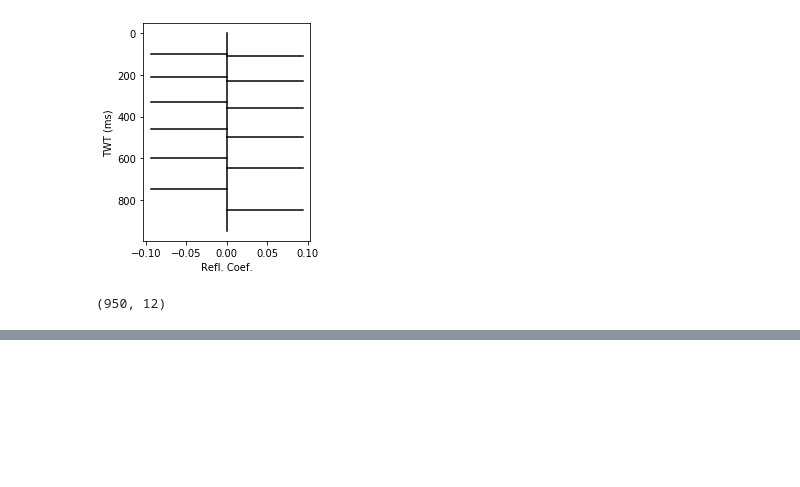
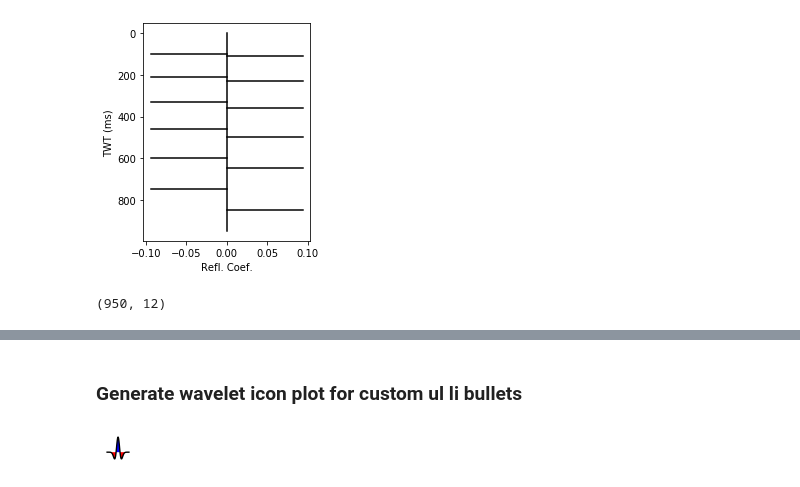
Before and after one commit to bdowdell/flask_pyseistuned, a Jupyter notebook: nb/image_plots.ipynb, the cells around one changed output, grey strips where cells are left out. Saved outputs shown, nothing was run; the diff lists cells and outputs as text; code cells hidden in the pictures; blank space fills up the shorter version.

```diff
--- a/nb/image_plots.ipynb
+++ b/nb/image_plots.ipynb
@@ -444,16 +446,16 @@ plt.show()
 # %%
-ricker_05 = wavelet(duration=0.4, dt=0.001, w_type=0, f=[5])
-ricker_10 = wavelet(duration=0.2, dt=0.001, w_type=0, f=[10])
-ricker_15 = wavelet(duration=0.2, dt=0.001, w_type=0, f=[15])
-ricker_20 = wavelet(duration=0.1, dt=0.001, w_type=0, f=[20])
-ricker_25 = wavelet(duration=0.1, dt=0.001, w_type=0, f=[25])
-ricker_30 = wavelet(duration=0.1, dt=0.001, w_type=0, f=[30])
-ricker_35 = wavelet(duration=0.1, dt=0.001, w_type=0, f=[35])
-ricker_40 = wavelet(duration=0.1, dt=0.001, w_type=0, f=[40])
-ricker_45 = wavelet(duration=0.1, dt=0.001, w_type=0, f=[45])
-ricker_50 = wavelet(duration=0.1, dt=0.001, w_type=0, f=[50])
-ricker_55 = wavelet(duration=0.1, dt=0.001, w_type=0, f=[55])
-ricker_60 = wavelet(duration=0.1, dt=0.001, w_type=0, f=[60])
+ricker_05 = wavelet(duration=0.4, dt=0.001, w_type=0, f=[5/ricker_app_corr])
+ricker_10 = wavelet(duration=0.2, dt=0.001, w_type=0, f=[10/ricker_app_corr])
+ricker_15 = wavelet(duration=0.2, dt=0.001, w_type=0, f=[15/ricker_app_corr])
+ricker_20 = wavelet(duration=0.1, dt=0.001, w_type=0, f=[20/ricker_app_corr])
+ricker_25 = wavelet(duration=0.1, dt=0.001, w_type=0, f=[25/ricker_app_corr])
+ricker_30 = wavelet(duration=0.1, dt=0.001, w_type=0, f=[30/ricker_app_corr])
+ricker_35 = wavelet(duration=0.1, dt=0.001, w_type=0, f=[35/ricker_app_corr])
+ricker_40 = wavelet(duration=0.1, dt=0.001, w_type=0, f=[40/ricker_app_corr])
+ricker_45 = wavelet(duration=0.1, dt=0.001, w_type=0, f=[45/ricker_app_corr])
+ricker_50 = wavelet(duration=0.1, dt=0.001, w_type=0, f=[50/ricker_app_corr])
+ricker_55 = wavelet(duration=0.1, dt=0.001, w_type=0, f=[55/ricker_app_corr])
+ricker_60 = wavelet(duration=0.1, dt=0.001, w_type=0, f=[60/ricker_app_corr])
 # %%
 def convolve(rc, wavelet):
     synth = np.apply_along_axis(lambda t: np.convolve(t, wavelet, mode="same"), axis=0, arr=rc)
@@ -554,0 +631,13 @@ np.where(iso_freq_gather == np.amin(iso_freq_gather, axis=0))
+# %% [markdown]
+### Generate wavelet icon plot for custom ul li bullets
+# %%
+fig = plt.figure(frameon=False, figsize=(.24, .24), dpi=100)
+ax = fig.add_axes([0, 0, 1, 1])
+ax.plot(ricker_25, 'k', linewidth=1)
+ax.fill_between(range(0, len(ricker_25)), 0, ricker_25, where=ricker_25>0, facecolor='blue', interpolate=True)
+ax.fill_between(range(0, len(ricker_25)), 0, ricker_25, where=ricker_25<0, facecolor='red', interpolate=True)
+ax.axis('off')
+#plt.show()
+plt.savefig('../pyseistuned/static/img/wavelet_icon.png', dpi=100, transparent=True)
+# %% [output]
+[figure, added]
```
Also changed, not shown: parts of 9 cells of this notebook.
